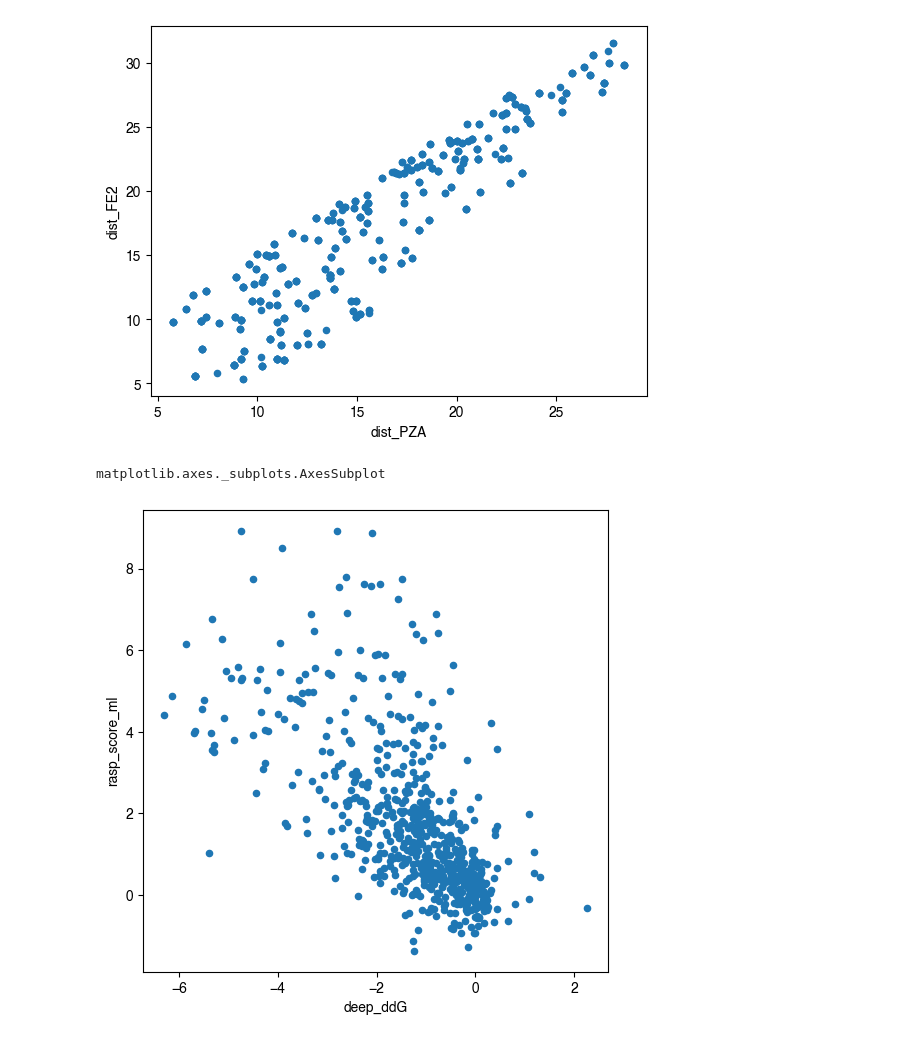
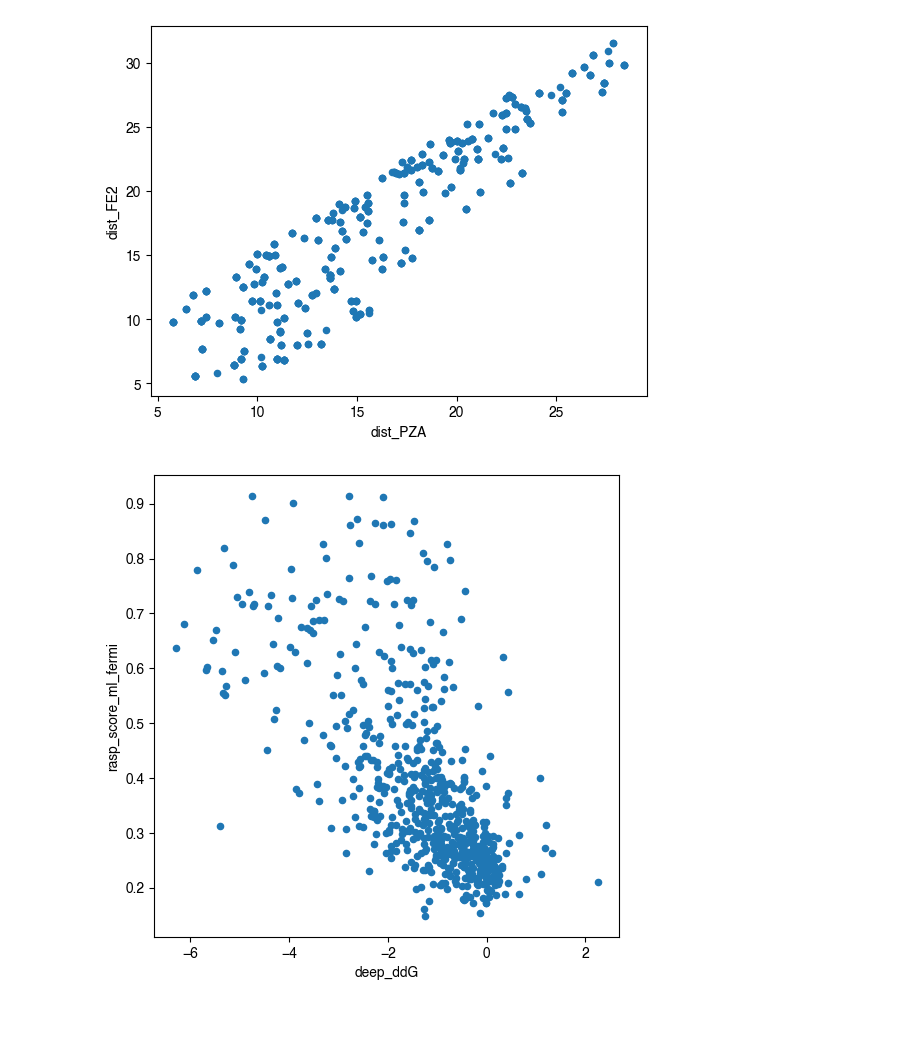
Before and after one commit to fowler-lab/predict-pyrazinamide-resistance, a Jupyter notebook: 3-add-features.ipynb, the cells around one changed output. Cells and saved outputs as stored; diff of their text form; code cells hidden in the pictures.

```diff
--- a/3-add-features.ipynb
+++ b/3-add-features.ipynb
@@ -211,14 +214,10 @@ Name: phenotype, dtype: int64
 axes = dataset.df.plot.scatter(x='dist_PZA', y='dist_FE2')
 # %% [output]
 [figure]
-# %%
-type(axes)
-# %% [output]
-matplotlib.axes._subplots.AxesSubplot
 # %%
-axes = dataset.df.plot.scatter(x='deep_ddG', y='rasp_score_ml', figsize=(6,6))
+axes = dataset.df.plot.scatter(x='deep_ddG', y='rasp_score_ml_fermi', figsize=(6,6))
 # %% [output]
-[figure, old version]
+[figure, new version]
 # %%
 axes.get_figure().savefig('foo.pdf')
 # %%
```
Also changed, not shown: parts of 5 cells of this notebook, 31 other files.
